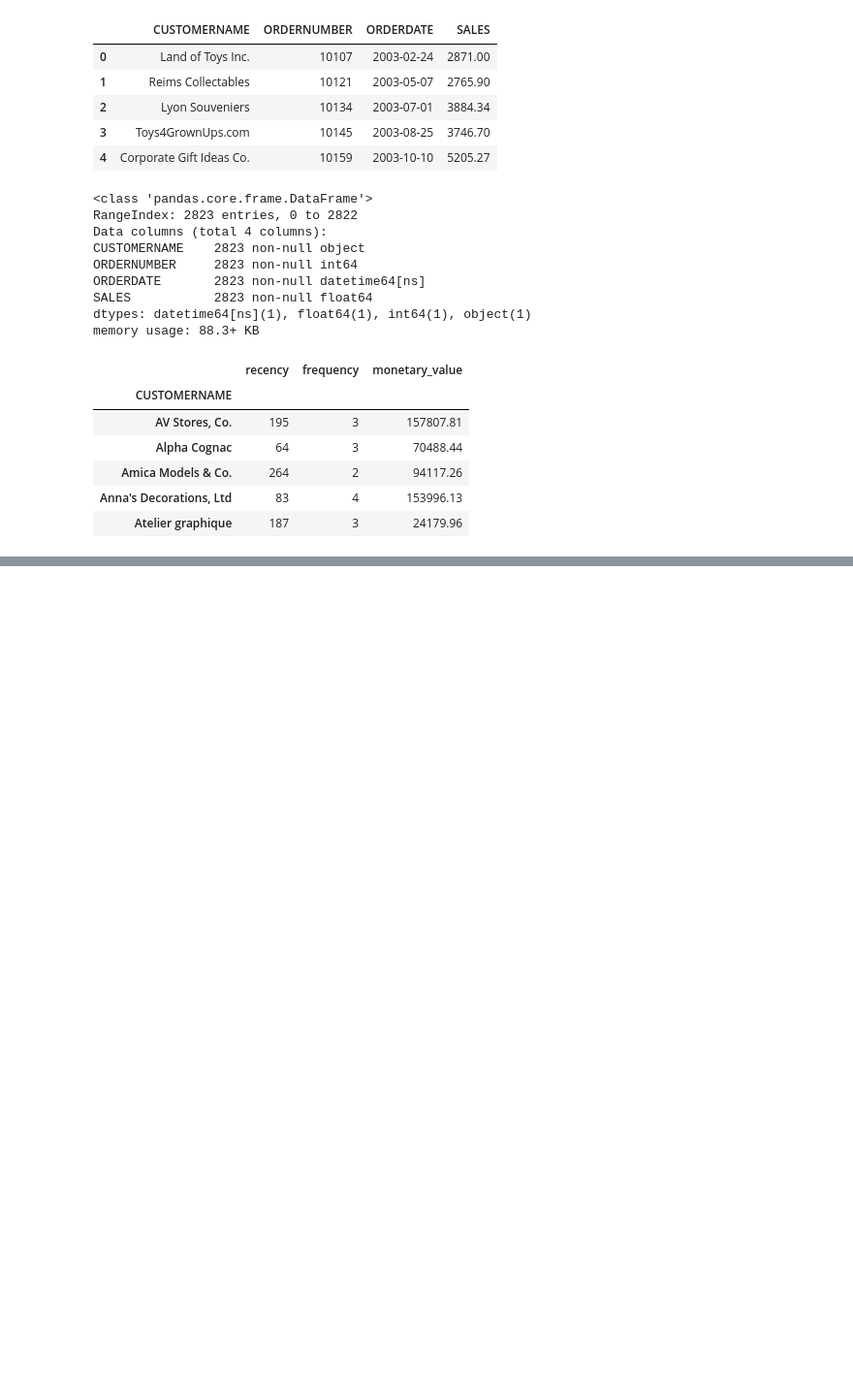
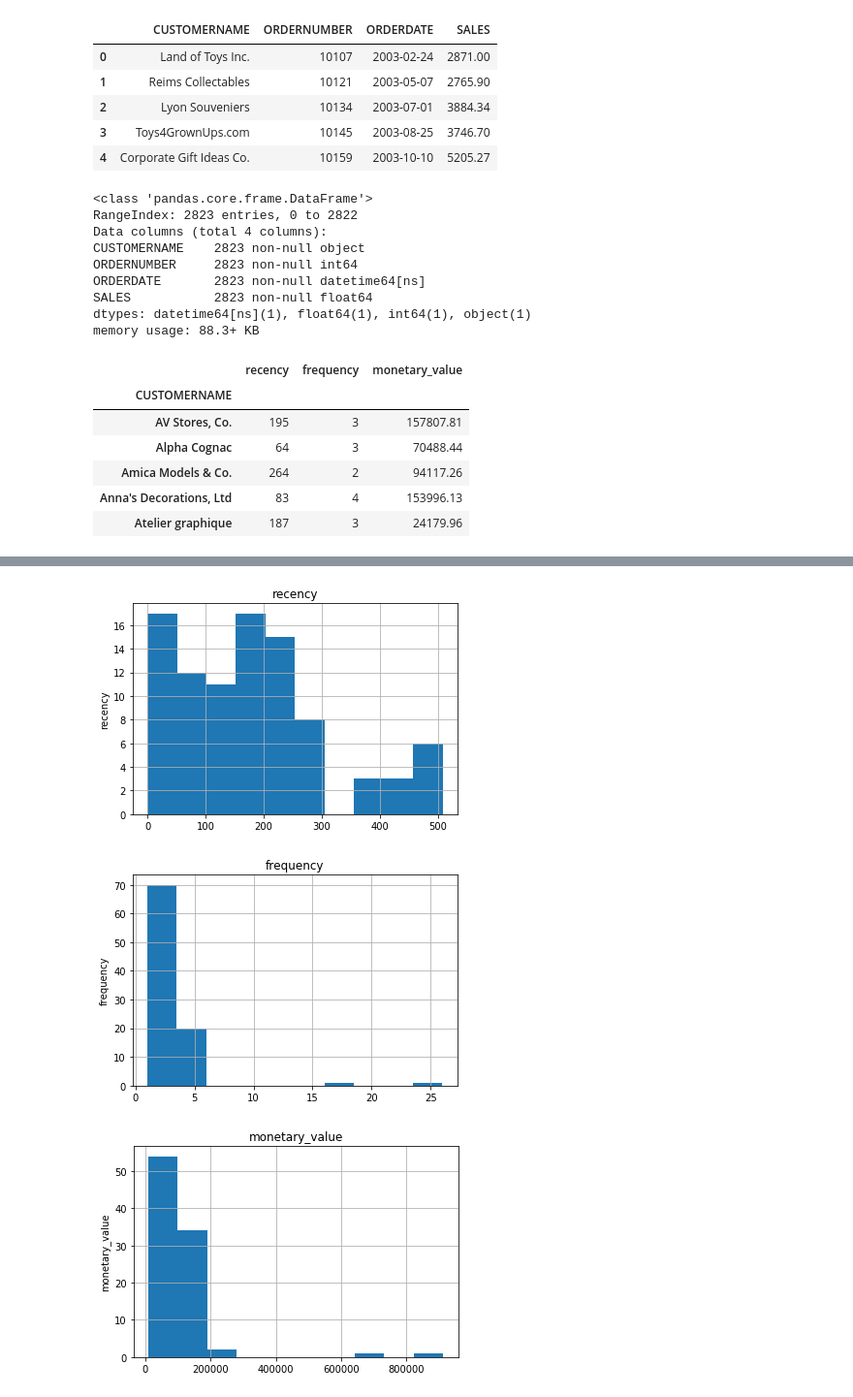
Before and after one commit to bundickm/Sales-Analysis-and-Dashboard, a Jupyter notebook: RFM_Analysis.ipynb, the cells around one changed output, grey strips where cells are left out. Shown: that part at 97% size. Saved outputs shown, nothing was run; the diff lists cells and outputs as text; code cells hidden in the pictures; blank space fills up the shorter version.

```diff
--- a/RFM_Analysis.ipynb
+++ b/RFM_Analysis.ipynb
@@ -205,0 +273,12 @@ plt.show()
+# %%
+rfm = ['recency', 'frequency', 'monetary_value']
+
+for feature in rfm:
+  rfm_table[feature].hist()
+  plt.title(feature)
+  plt.ylabel(feature)
+  plt.show()
+# %% [output]
+[figure, added]
+[figure, added]
+[figure, added]
```
Also changed, not shown: parts of 26 cells of this notebook.
